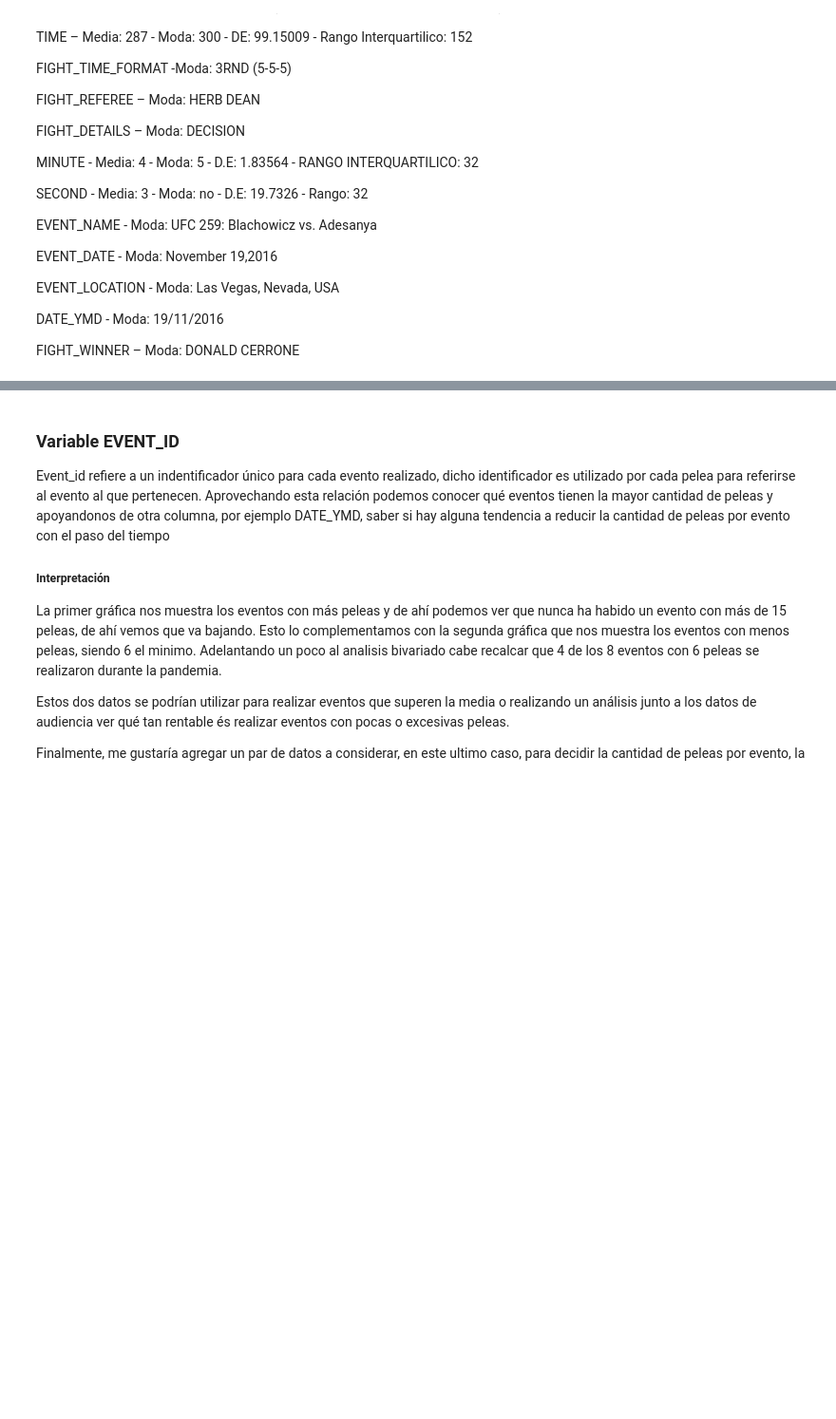
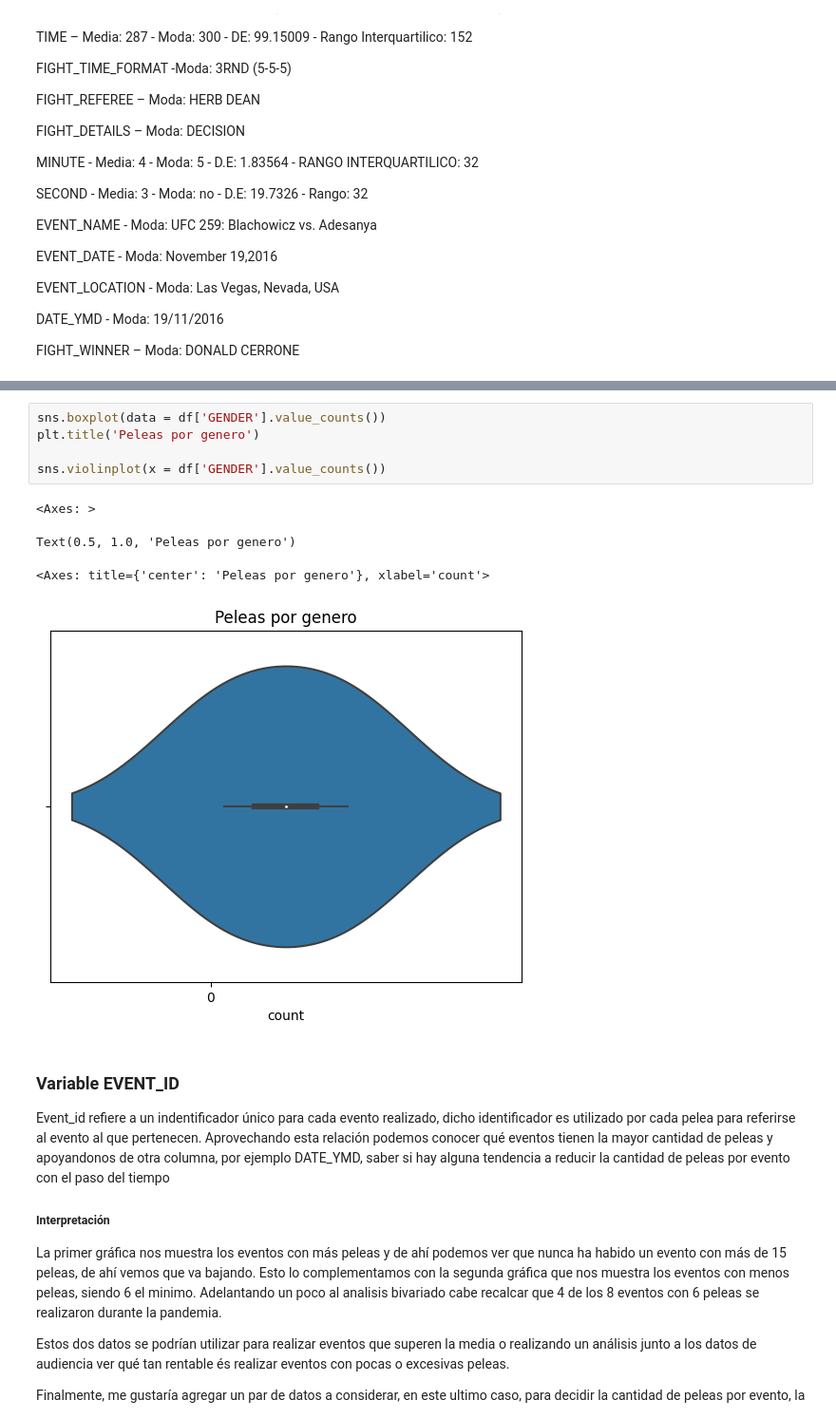
Before and after one commit to YaotecatlMtz/analisisUFC, a Jupyter notebook: primeraEntregaProyecto.ipynb, the cells around one changed output, grey strips where cells are left out. Shown at 95% size. Drawn from its saved outputs; the diff is of its cells as text; blank space fills up the shorter version.

```diff
--- a/primeraEntregaProyecto.ipynb
+++ b/primeraEntregaProyecto.ipynb
@@ -295,3 +382,13 @@ FIGHT_WINNER – Moda: DONALD CERRONE
+# %%
+sns.boxplot(data = df['GENDER'].value_counts())
+plt.title('Peleas por genero')
+
+sns.violinplot(x = df['GENDER'].value_counts())
+# %% [output]
+<Axes: >
+Text(0.5, 1.0, 'Peleas por genero')
+<Axes: title={'center': 'Peleas por genero'}, xlabel='count'>
+[figure, added]
 # %% [markdown]
 ### Variable EVENT_ID
 Event_id refiere a un indentificador único para cada evento realizado, dicho identificador es utilizado por cada pelea para referirse al evento al que pertenecen. Aprovechando esta relación podemos conocer qué eventos tienen la mayor cantidad de peleas y apoyandonos de otra columna, por ejemplo DATE_YMD, saber si hay alguna tendencia a reducir la cantidad de peleas por evento con el paso del tiempo
```
Also changed, not shown: parts of 18 cells of this notebook.
